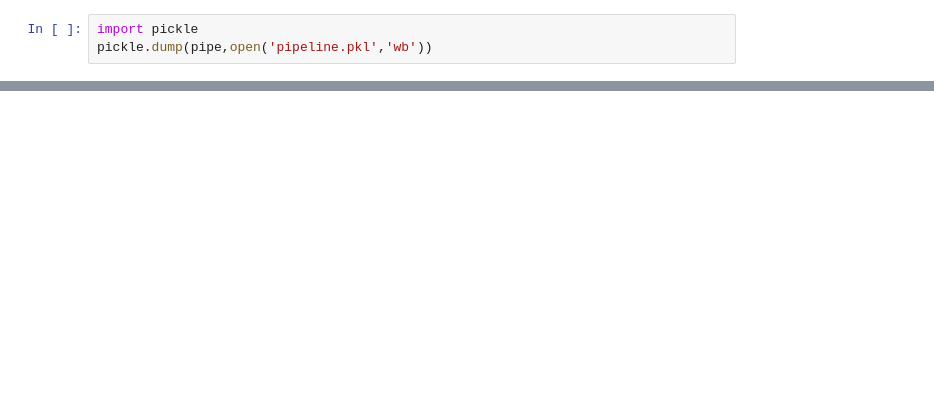
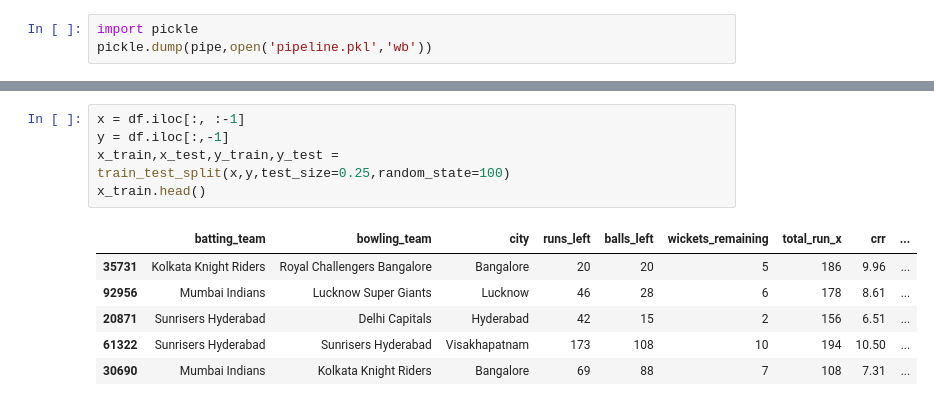
Before and after one commit to kiransanjay/IPL-Winner-Predictor-2024, a Jupyter notebook: 2008-2022 Data.ipynb, the cells around one changed output, grey strips where cells are left out. Drawn from its saved outputs; the diff is of its cells as text; blank space fills up the shorter version.

```diff
--- a/2008-2022 Data.ipynb
+++ b/2008-2022 Data.ipynb
@@ -709,0 +793,12 @@ accuracy_score(y_test,ra_y_pred)
+# %%
+x = df.iloc[:, :-1]
+y = df.iloc[:,-1]
+x_train,x_test,y_train,y_test = train_test_split(x,y,test_size=0.25,random_state=100)
+x_train.head()
+# %% [output]
+|  | batting_team | bowling_team | city | runs_left | balls_left | wickets_remaining | total_run_x | crr | ... |
+| 35731 | Kolkata Knight Riders | Royal Challengers Bangalore | Bangalore | 20 | 20 | 5 | 186 | 9.96 | ... |
+| 92956 | Mumbai Indians | Lucknow Super Giants | Lucknow | 46 | 28 | 6 | 178 | 8.61 | ... |
+| 20871 | Sunrisers Hyderabad | Delhi Capitals | Hyderabad | 42 | 15 | 2 | 156 | 6.51 | ... |
+| 61322 | Sunrisers Hyderabad | Sunrisers Hyderabad | Visakhapatnam | 173 | 108 | 10 | 194 | 10.50 | ... |
+| 30690 | Mumbai Indians | Kolkata Knight Riders | Bangalore | 69 | 88 | 7 | 108 | 7.31 | ... |
```
Also changed, not shown: parts of 18 cells of this notebook, 17 other files.
